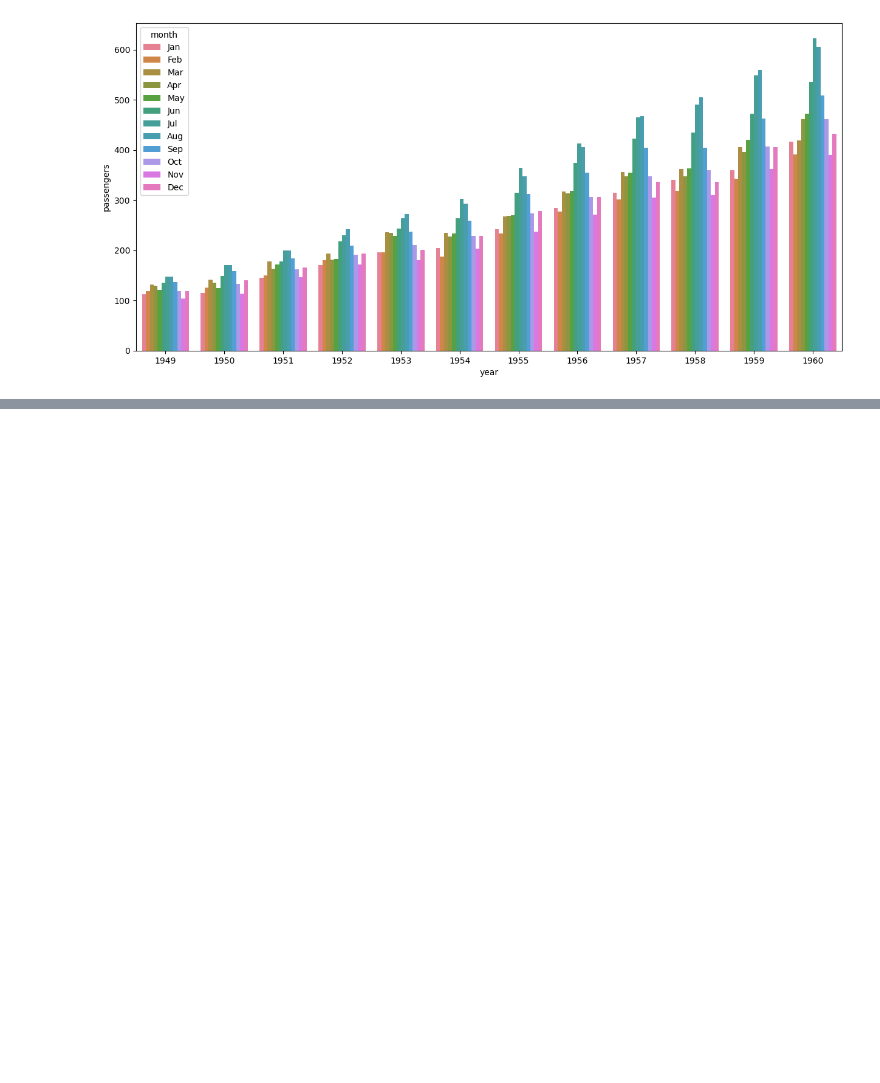
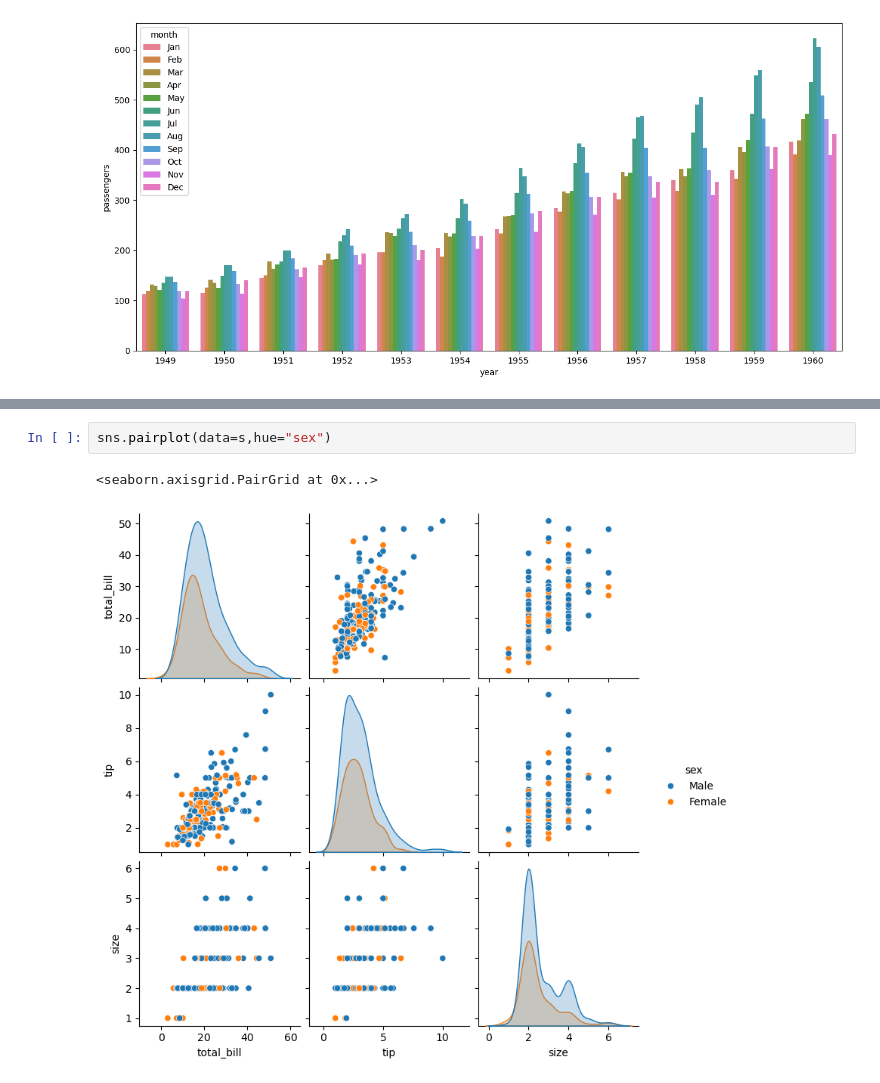
Before and after one commit to anshuKumar-codes/Data_Analytics_Journey, a Jupyter notebook: Pandas/day 3 pandas.ipynb, the cells around one changed output, grey strips where cells are left out. Cells and saved outputs as stored; diff of their text form; blank space fills up the shorter version.

```diff
--- a/Pandas/day 3 pandas.ipynb
+++ b/Pandas/day 3 pandas.ipynb
@@ -1962,0 +2032,5 @@ sns.barplot(x="year",y="passengers",hue="month",data=v)
+# %%
+sns.pairplot(data=s,hue="sex")
+# %% [output]
+<seaborn.axisgrid.PairGrid at 0x...>
+[figure, added]
```
Also changed, not shown: parts of 11 cells of this notebook.
